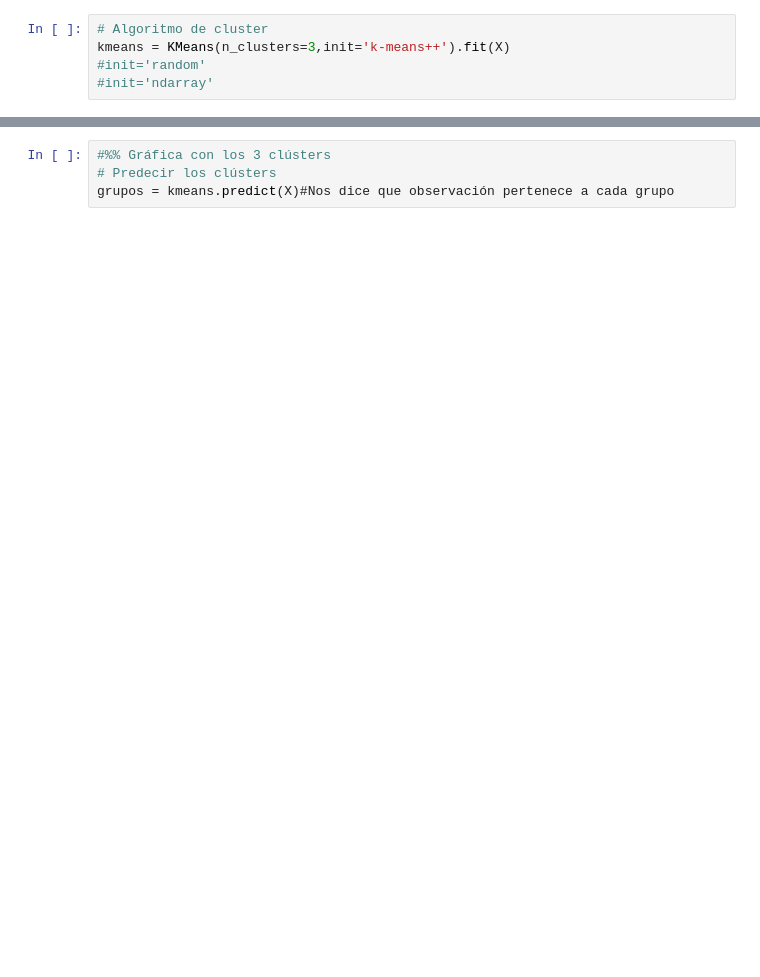
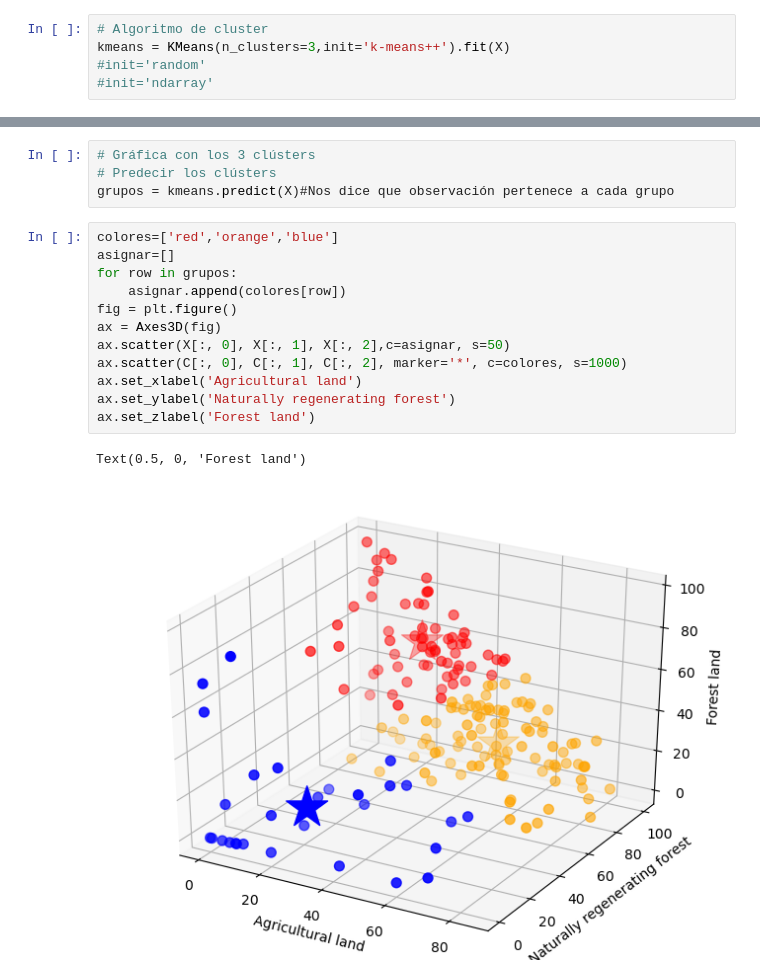
Before and after one commit to patymunoz/clustering, a Jupyter notebook: 2_k-means.ipynb, the cells around one changed output, grey strips where cells are left out. Drawn from its saved outputs; the diff is of its cells as text; blank space fills up the shorter version.

```diff
--- a/2_k-means.ipynb
+++ b/2_k-means.ipynb
@@ -68,4 +66,19 @@ plt.plot(C.T)
 # %%
-#%% Gráfica con los 3 clústers
+# Gráfica con los 3 clústers
 # Predecir los clústers
 grupos = kmeans.predict(X)#Nos dice que observación pertenece a cada grupo
+# %%
+colores=['red','orange','blue']
+asignar=[]
+for row in grupos:
+    asignar.append(colores[row])
+fig = plt.figure()
+ax = Axes3D(fig)
+ax.scatter(X[:, 0], X[:, 1], X[:, 2],c=asignar, s=50)
+ax.scatter(C[:, 0], C[:, 1], C[:, 2], marker='*', c=colores, s=1000)
+ax.set_xlabel('Agricultural land')
+ax.set_ylabel('Naturally regenerating forest')
+ax.set_zlabel('Forest land')
+# %% [output]
+Text(0.5, 0, 'Forest land')
+[figure, added]
```
Also changed, not shown: parts of 19 cells of this notebook, 2 other files.
